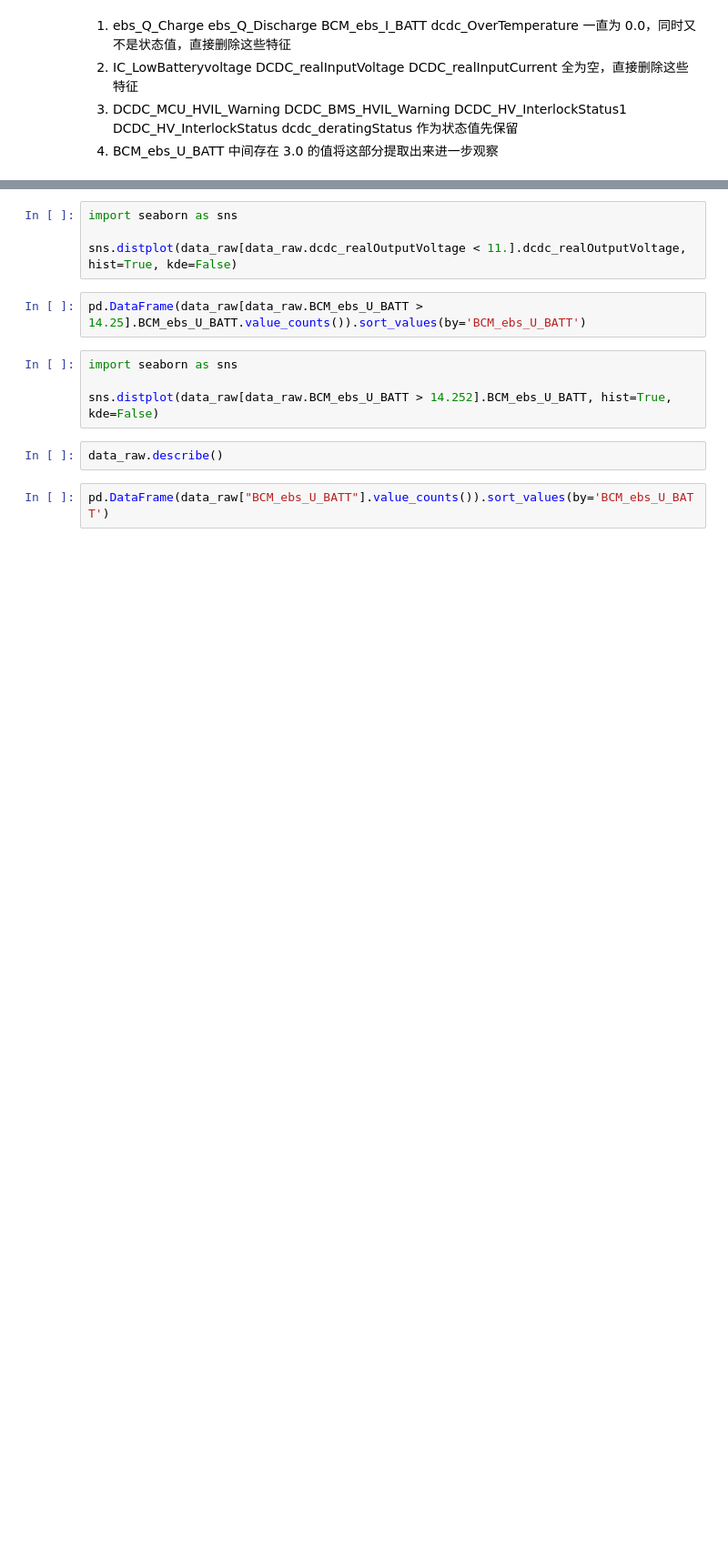
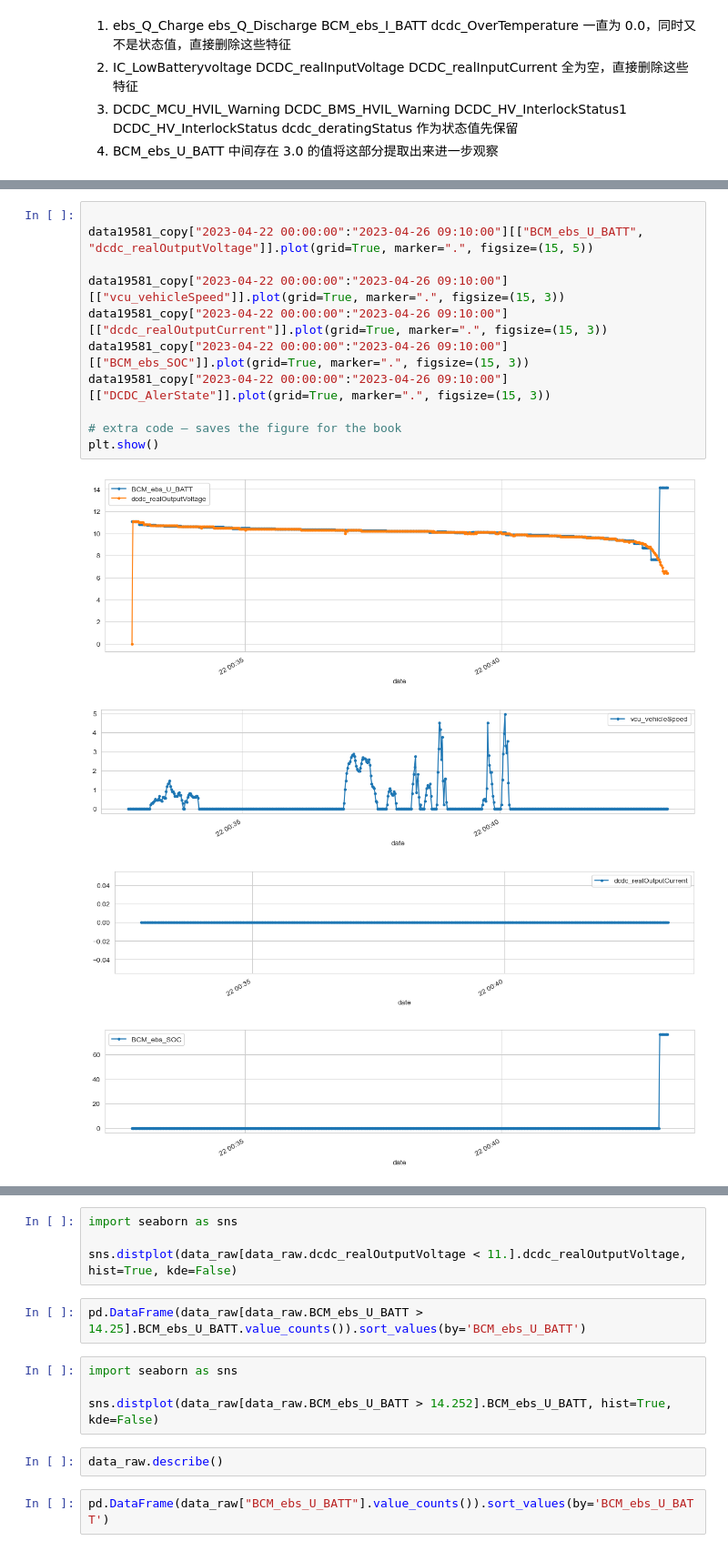
Before and after one commit to kailanyue/pydata, a Jupyter notebook: mycode/all_data.ipynb, the cells around one changed output, grey strips where cells are left out. Shown at 91% size. Saved outputs shown, nothing was run; the diff lists cells and outputs as text; blank space fills up the shorter version.

```diff
--- a/mycode/all_data.ipynb
+++ b/mycode/all_data.ipynb
@@ -77,0 +123,16 @@ data_raw["vin"].drop_duplicates()
+# %%
+
+data19581_copy["2023-04-22 00:00:00":"2023-04-26 09:10:00"][["BCM_ebs_U_BATT", "dcdc_realOutputVoltage"]].plot(grid=True, marker=".", figsize=(15, 5))
+
+data19581_copy["2023-04-22 00:00:00":"2023-04-26 09:10:00"][["vcu_vehicleSpeed"]].plot(grid=True, marker=".", figsize=(15, 3))
+data19581_copy["2023-04-22 00:00:00":"2023-04-26 09:10:00"][["dcdc_realOutputCurrent"]].plot(grid=True, marker=".", figsize=(15, 3))
+data19581_copy["2023-04-22 00:00:00":"2023-04-26 09:10:00"][["BCM_ebs_SOC"]].plot(grid=True, marker=".", figsize=(15, 3))
+data19581_copy["2023-04-22 00:00:00":"2023-04-26 09:10:00"][["DCDC_AlerState"]].plot(grid=True, marker=".", figsize=(15, 3))
+
+# extra code – saves the figure for the book
+plt.show()
+# %% [output]
+[figure, added]
+[figure, added]
+[figure, added]
+[figure, added]
```
Also changed, not shown: parts of 40 cells of this notebook, 29 other files.
